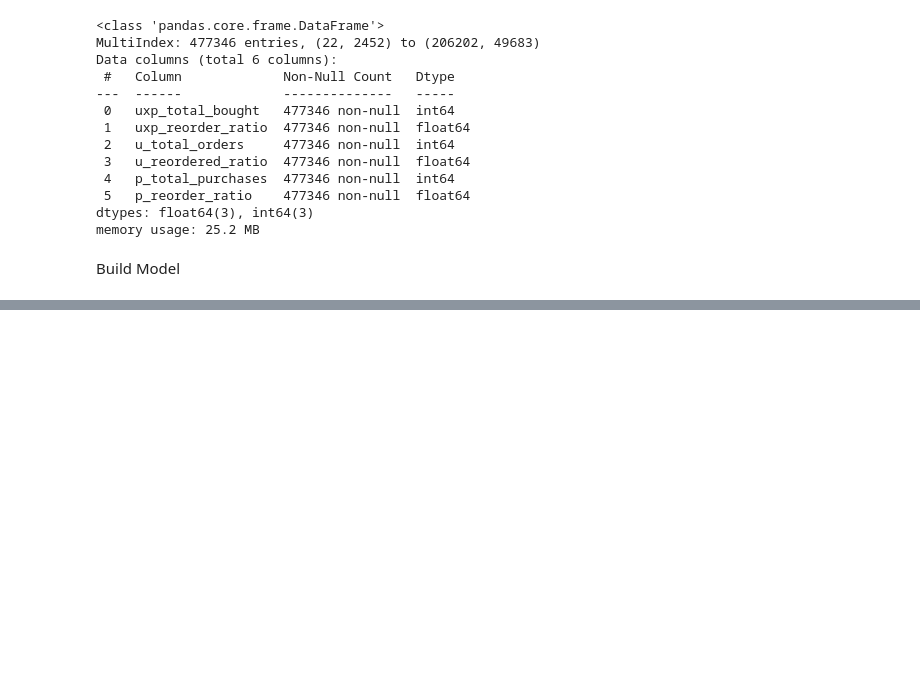
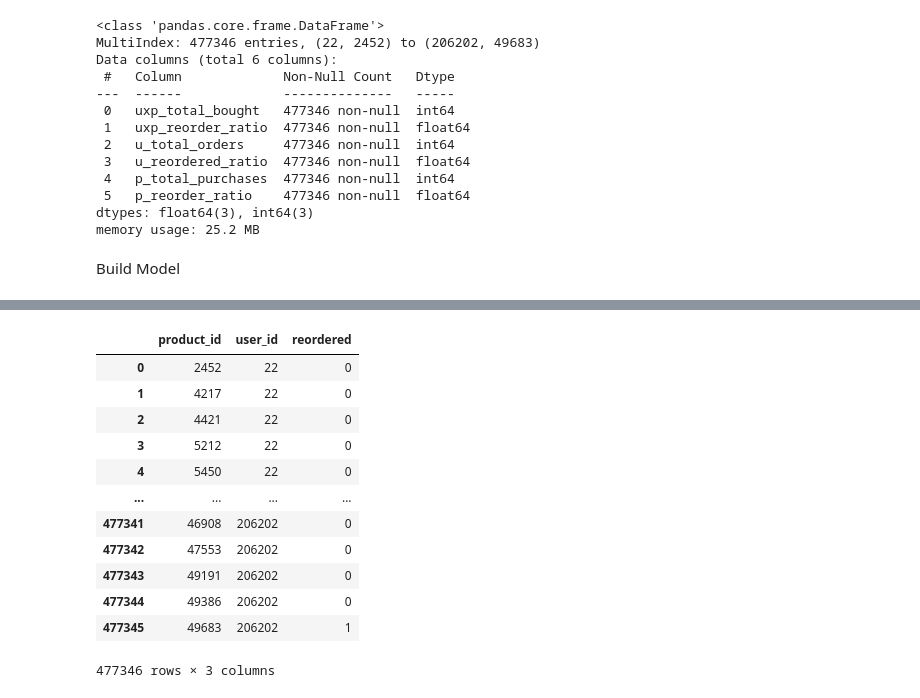
Before and after one commit to AmlanAlok/instacart-2017-project, a Jupyter notebook: Instacart_2017_XGBoost_1.ipynb, the cells around one changed output, grey strips where cells are left out. Drawn from its saved outputs; the diff is of its cells as text; code cells hidden in the pictures; blank space fills up the shorter version.

```diff
--- a/Instacart_2017_XGBoost_1.ipynb
+++ b/Instacart_2017_XGBoost_1.ipynb
@@ -585,0 +643,22 @@ Build Model
+# %%
+pred = xgboost.DMatrix(data_test)
+
+prediction = data_test.reset_index()
+prediction = prediction[['product_id', 'user_id']]
+
+prediction["reordered"] = (bst.predict(pred) > 0.15).astype(int)
+prediction
+# %% [output]
+|  | product_id | user_id | reordered |
+| 0 | 2452 | 22 | 0 |
+| 1 | 4217 | 22 | 0 |
+| 2 | 4421 | 22 | 0 |
+| 3 | 5212 | 22 | 0 |
+| 4 | 5450 | 22 | 0 |
+| ... | ... | ... | ... |
+| 477341 | 46908 | 206202 | 0 |
+| 477342 | 47553 | 206202 | 0 |
+| 477343 | 49191 | 206202 | 0 |
+| 477344 | 49386 | 206202 | 0 |
+| 477345 | 49683 | 206202 | 1 |
+477346 rows × 3 columns
```
Also changed, not shown: parts of 8 cells of this notebook.
